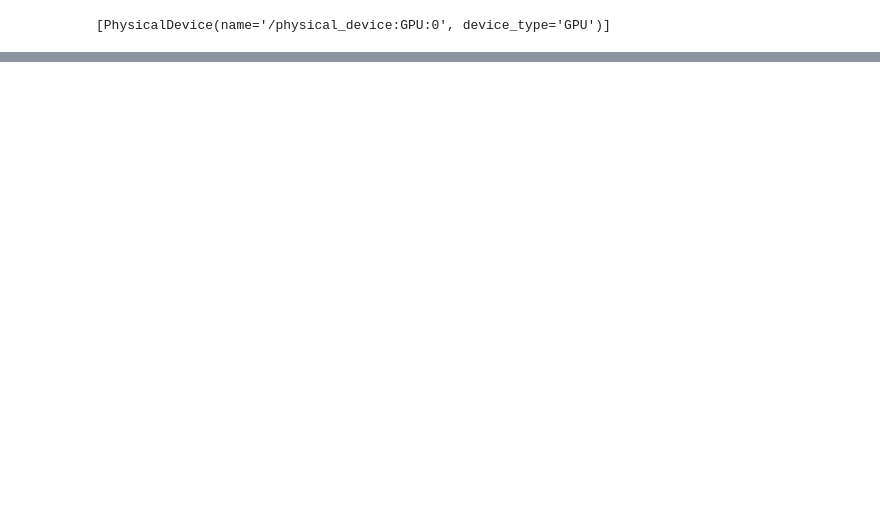
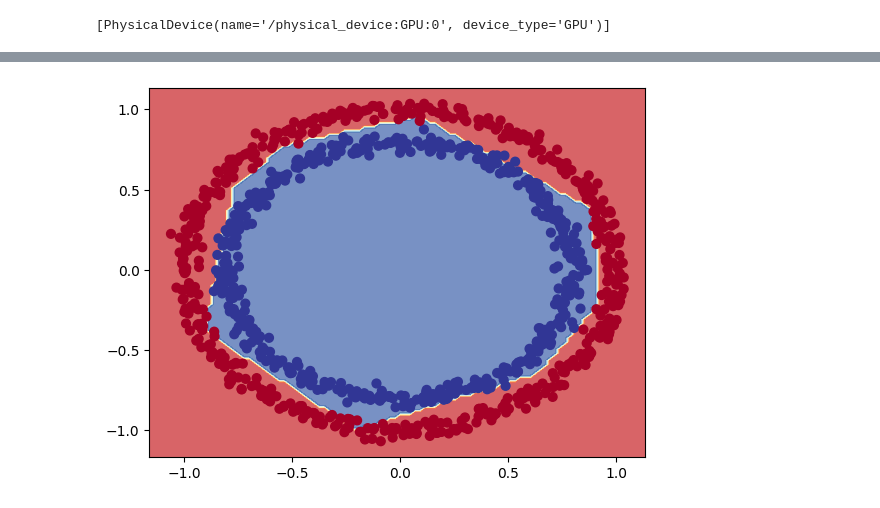
Before and after one commit to Hardtophead/Learn_DL_With_Tensorflow, a Jupyter notebook: 02_neural_network_classification_in_tensorflow_video.ipynb, the cells around one changed output, grey strips where cells are left out. Cells and saved outputs as stored; diff of their text form; code cells hidden in the pictures; blank space fills up the shorter version.

Commit message:
Non-linearity part 4: Modelling our non-linear data once and for all

```diff
--- a/02_neural_network_classification_in_tensorflow_video.ipynb
+++ b/02_neural_network_classification_in_tensorflow_video.ipynb
@@ -500,0 +495,19 @@ doing binary classification
+# %%
+# Set random seed
+tf.random.set_seed(42)
+
+# 1. Create a model
+model_7 = tf.keras.Sequential([
+  tf.keras.layers.Dense(4, activation="relu"),
+  tf.keras.layers.Dense(4, activation="relu"),
+  tf.keras.layers.Dense(1, activation="sigmoid")
+])
+
+# 2. Compile the model
+model_7.compile(loss="binary_crossentropy",
+                optimizer=tf.keras.optimizers.Adam(lr=0.001),
+                metrics=["accuracy"])
+
+# 3. Fit the model
+with tf.device('/GPU:0'):
+  history = model_7.fit(X, y, epochs=100)
@@ -500,0 +538,4 @@ doing binary classification
+# %%
+# Let's visualize our incredible metrics
+plot_decision_boundary(model_7, X, y)
+# %% [output]
@@ -500,0 +544 @@ doing binary classification
+[figure, added]
```
Also changed, not shown: parts of 18 cells of this notebook.
